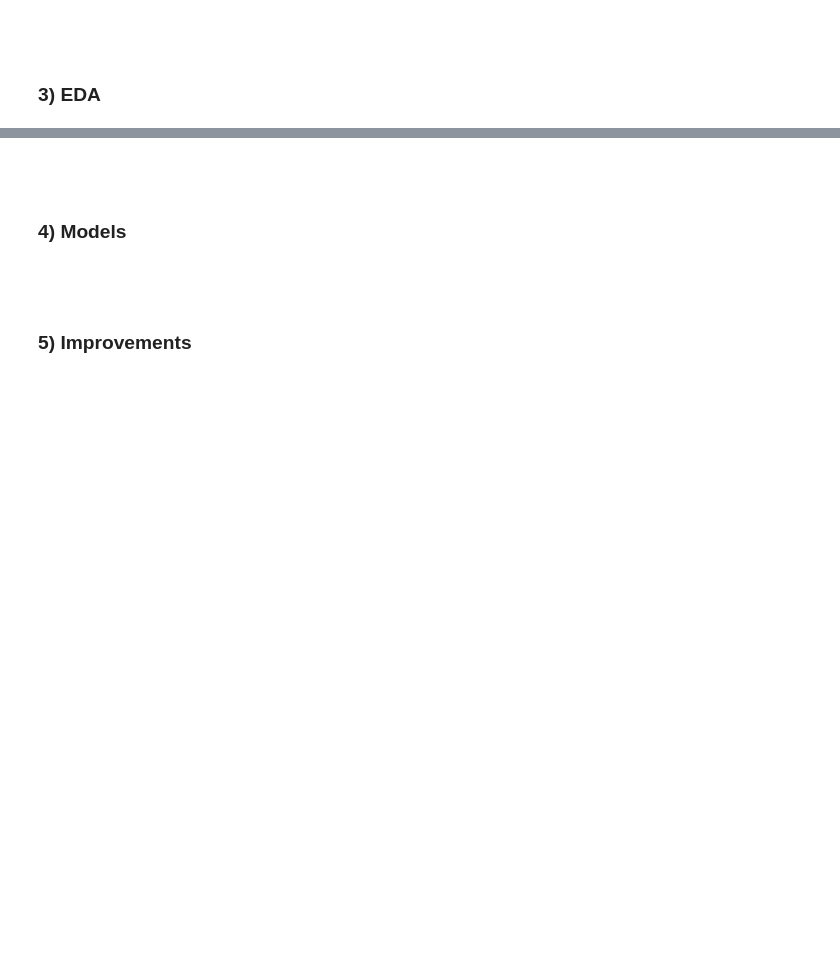
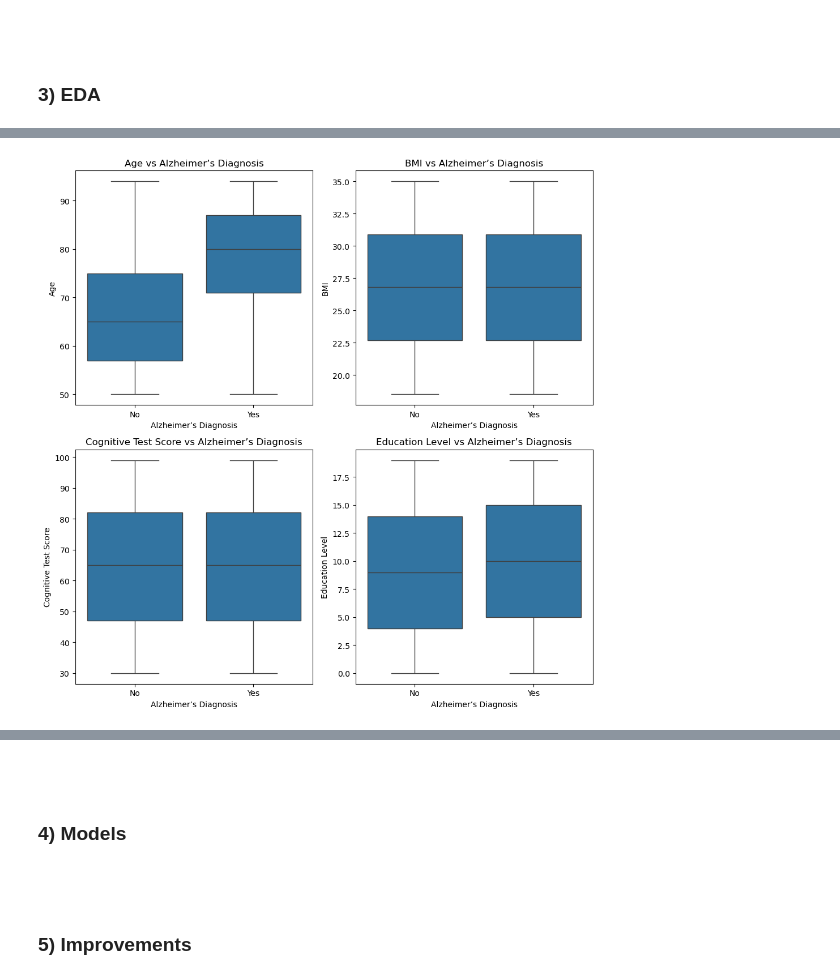
Before and after one commit to Zander-Rothering/Chem277a_Project_II, a Jupyter notebook: Project_II.ipynb, the cells around one changed output, grey strips where cells are left out. Saved outputs shown, nothing was run; the diff lists cells and outputs as text; code cells hidden in the pictures; blank space fills up the shorter version.

```diff
--- a/Project_II.ipynb
+++ b/Project_II.ipynb
@@ -20,0 +105,13 @@
+# %%
+alz_columns_num = alz_numericS_df.columns.tolist()
+
+cols = len(alz_columns)
+fig, axes = plt.subplots(2, 2, figsize=(10, 10))
+axes = axes.flatten()
+for i, column in enumerate(alz_columns_num):
+    sns.boxplot(data=alz_data, x="Alzheimer’s Diagnosis", y=column, ax=axes[i])
+    axes[i].set_title(f"{column} vs Alzheimer’s Diagnosis")
+plt.tight_layout()
+plt.show()
+# %% [output]
+[figure, added]
```
Also changed, not shown: parts of 12 cells of this notebook.
